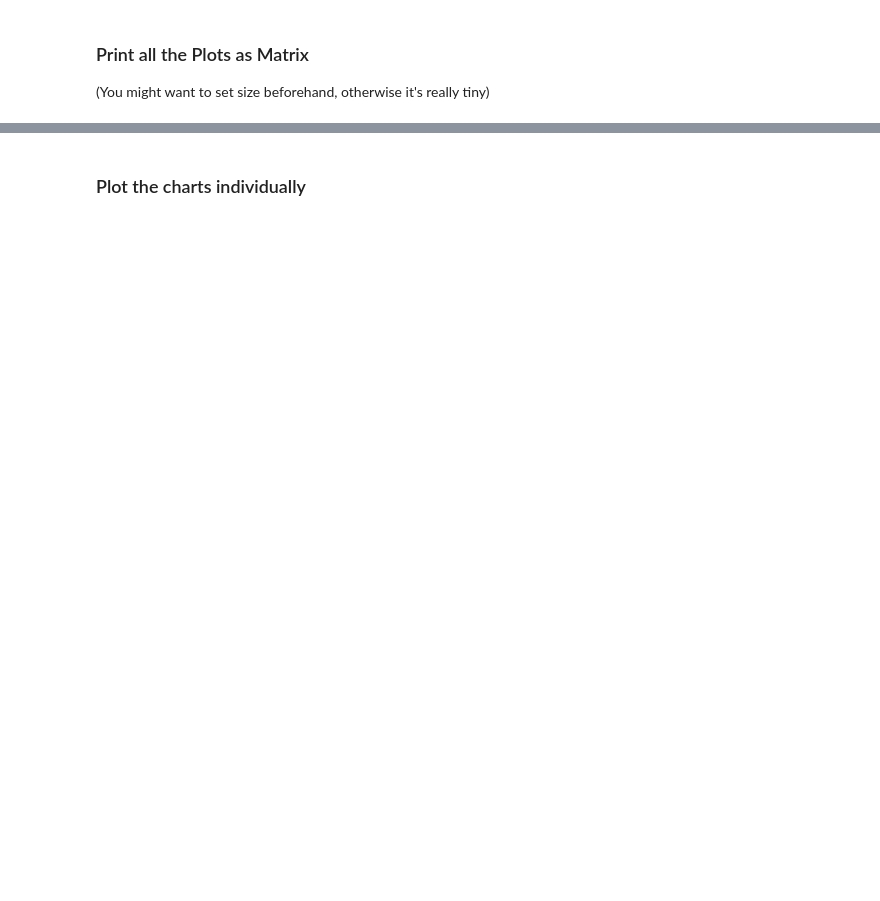
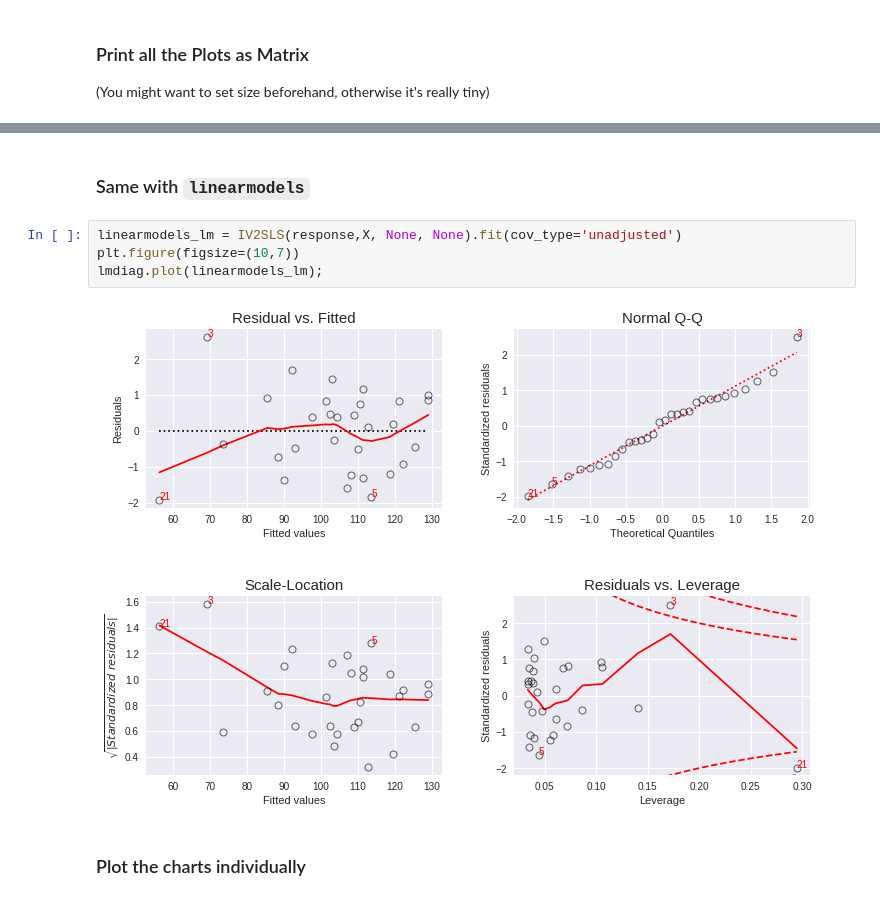
Before and after one commit to dynobo/lmdiag, a Jupyter notebook: example.ipynb, the cells around one changed output, grey strips where cells are left out. Saved outputs shown, nothing was run; the diff lists cells and outputs as text; blank space fills up the shorter version.

```diff
--- a/example.ipynb
+++ b/example.ipynb
@@ -28,3 +29,11 @@ lmdiag.plot(lm);
+# %% [markdown]
+### Same with `linearmodels`
+# %%
+linearmodels_lm = IV2SLS(response,X, None, None).fit(cov_type='unadjusted')
+plt.figure(figsize=(10,7))
+lmdiag.plot(linearmodels_lm);
+# %% [output]
+[figure, added]
 # %% [markdown]
 ### Plot the charts individually
 # %%
```
Also changed, not shown: parts of 6 cells of this notebook, 4 other files.
